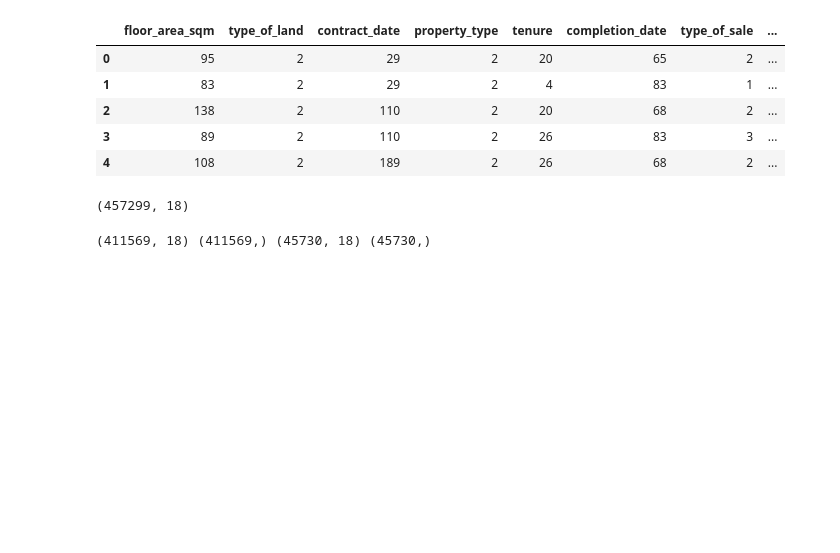
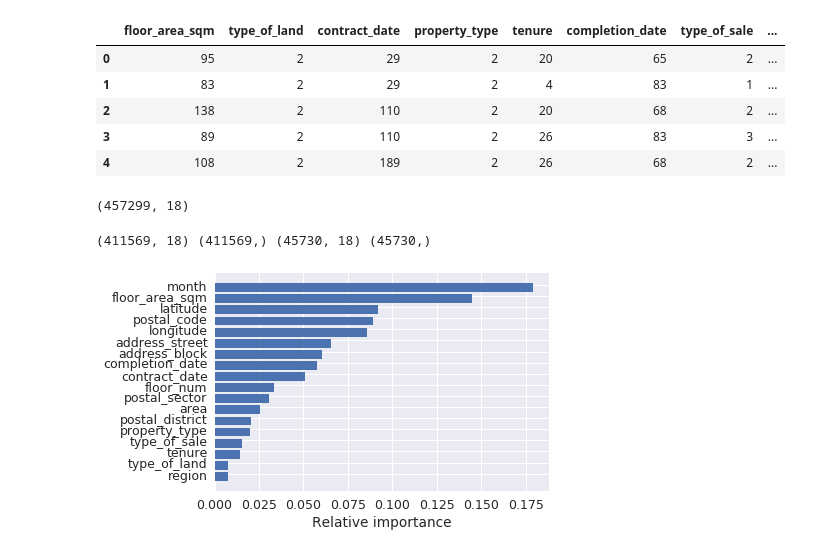
Before and after one commit to Navi-nk/housing-price-prediction, a Jupyter notebook: 2.ipynb, the cells around one changed output. Drawn from its saved outputs; the diff is of its cells as text; code cells hidden in the pictures; blank space fills up the shorter version.

```diff
--- a/2.ipynb
+++ b/2.ipynb
@@ -1132,7 +1132,7 @@ print X_train.shape, y_train.shape, X_test.shape, y_test.shape
 # %% [output]
 (411569, 18) (411569,) (45730, 18) (45730,)
 # %%
-GBoost = GradientBoostingRegressor(n_estimators=1000, learning_rate=0.05,
+GBoost = GradientBoostingRegressor(n_estimators=3000, learning_rate=0.05,
                                    max_depth=10, max_features='sqrt',
                                    min_samples_leaf=15, min_samples_split=10,
                                    loss='huber', random_state =5)
@@ -1149,0 +1152,12 @@ np.mean(np.abs((y_train - pred_Gboost) / y_train)) * 100
+# %%
+indices = np.argsort(GBoost.feature_importances_)
+
+# plot as bar chart
+names=list(X_train)
+plt.barh(np.arange(len(names)), GBoost.feature_importances_[indices])
+
+plt.yticks(np.arange(len(names)) + 0.25, np.array(names)[indices])
+
+_ = plt.xlabel('Relative importance')
+# %% [output]
+[figure, added]
```
Also changed, not shown: parts of 2 cells of this notebook.
